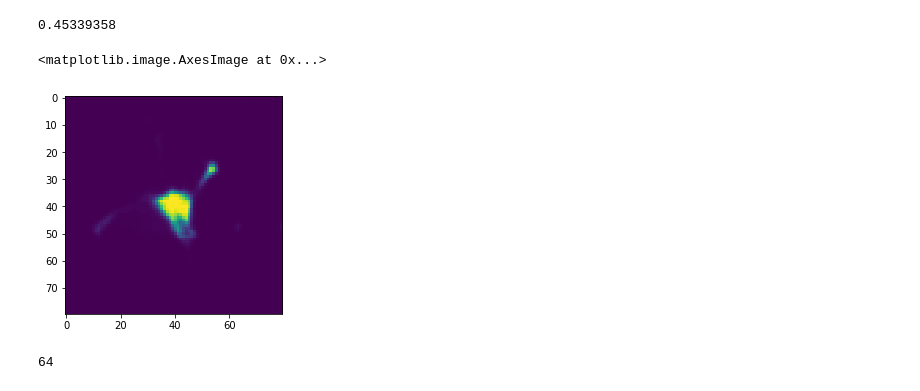
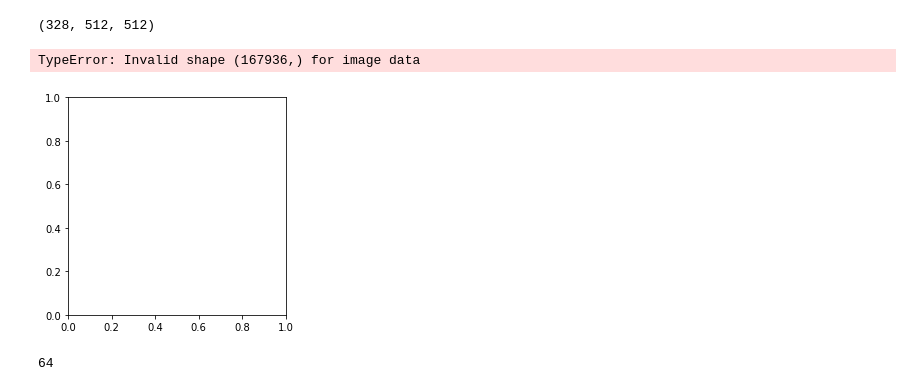
Before and after one commit to RebeccaHisey/CISC-881-Challenge, a Jupyter notebook: Convert Output Image to Binary.ipynb, the cells around one changed output. Cells and saved outputs as stored; diff of their text form; code cells hidden in the pictures.

```diff
--- a/Convert Output Image to Binary.ipynb
+++ b/Convert Output Image to Binary.ipynb
@@ -7,7 +7,5 @@ import pandas as pd
 # %%
 # Import output image
 output = np.load("C:\\Users\\sindhura\\OneDrive - University of Waterloo\\Queens\\CISC 881\\Challenge Data\\validationOutput\\fold0\\LNDb0001-R1-F1.npy")
-# %%
-output.max()
-# %% [output]
-0.45339358
+# %%
+refOutput = sitk.ReadImage("C:\\Users\\sindhura\\OneDrive - University of Waterloo\\Queens\\CISC 881\\Challenge Data\\masks\\LNDb-0001_rad1.mhd")
@@ -14,8 +14,12 @@ output.max()
+# %%
+refOutputArray.shape
+# %% [output]
+(328, 512, 512)
 # %%
-plt.imshow(output[40])
+plt.imshow(refOutput[1])
 # %% [output]
-<matplotlib.image.AxesImage at 0x...>
+TypeError: Invalid shape (167936,) for image data
-[figure, old version]
+[figure, new version]
 # %%
 binImg = np.copy(output)
 # %%
```
Also changed, not shown: parts of 1 cell of this notebook.
